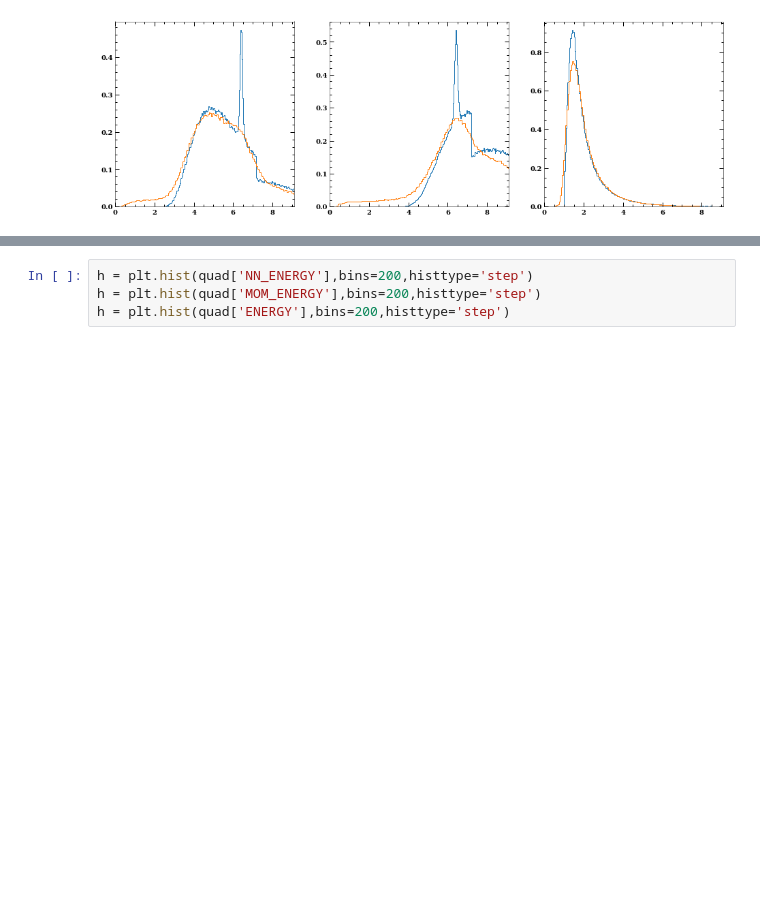
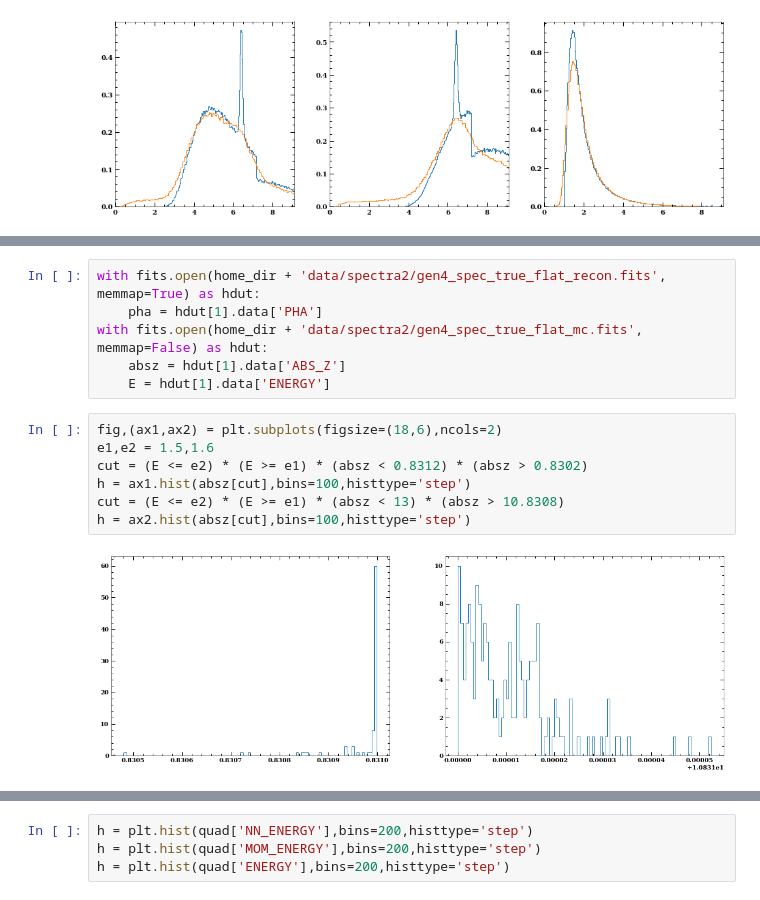
Before and after one commit to alpv95/IXPEML, a Jupyter notebook: notebooks/MDP_Check.ipynb, the cells around one changed output, grey strips where cells are left out. Drawn from its saved outputs; the diff is of its cells as text; blank space fills up the shorter version.

```diff
--- a/notebooks/MDP_Check.ipynb
+++ b/notebooks/MDP_Check.ipynb
@@ -142,0 +177,15 @@ ax3.set_xlim(0,9.1)
+# %%
+with fits.open(home_dir + 'data/spectra2/gen4_spec_true_flat_recon.fits', memmap=True) as hdut:
+    pha = hdut[1].data['PHA']
+with fits.open(home_dir + 'data/spectra2/gen4_spec_true_flat_mc.fits', memmap=False) as hdut:
+    absz = hdut[1].data['ABS_Z']
+    E = hdut[1].data['ENERGY']
+# %%
+fig,(ax1,ax2) = plt.subplots(figsize=(18,6),ncols=2)
+e1,e2 = 1.5,1.6
+cut = (E <= e2) * (E >= e1) * (absz < 0.8312) * (absz > 0.8302)
+h = ax1.hist(absz[cut],bins=100,histtype='step')
+cut = (E <= e2) * (E >= e1) * (absz < 13) * (absz > 10.8308)
+h = ax2.hist(absz[cut],bins=100,histtype='step')
+# %% [output]
+[figure, added]
```
Also changed, not shown: parts of 46 cells of this notebook, 9 other files.
